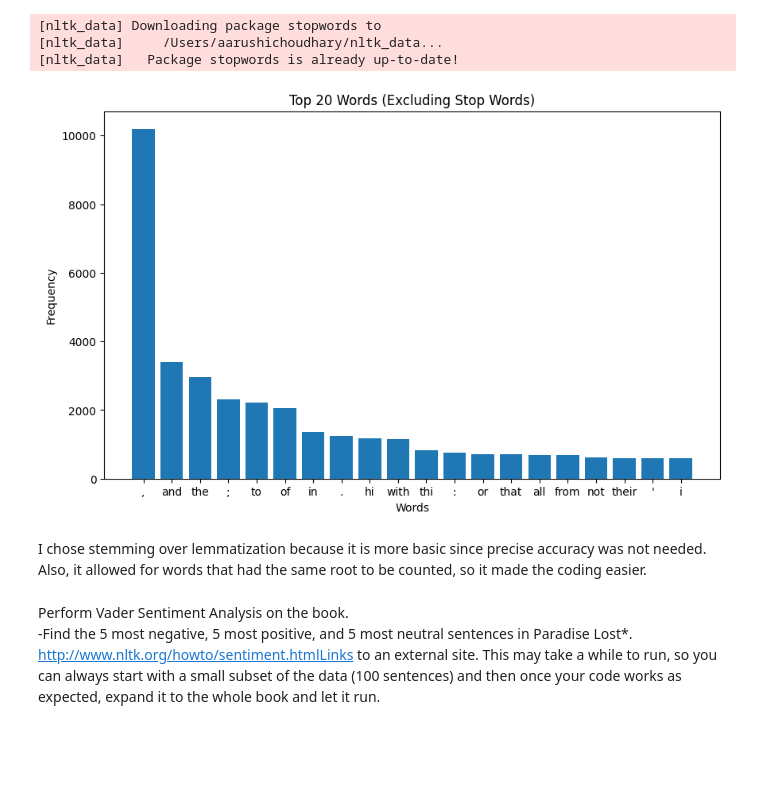
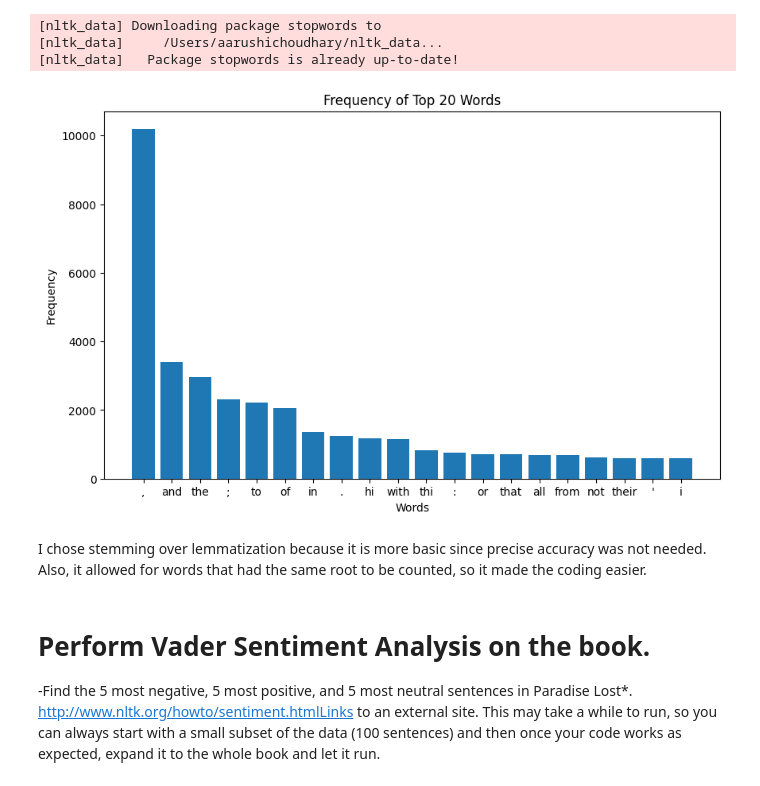
Before and after one commit to aachoudhary/aarushi-csci_1070, a Jupyter notebook: Homework/week_12.ipynb, the cells around one changed output. Cells and saved outputs as stored; diff of their text form; code cells hidden in the pictures; blank space fills up the shorter version.

```diff
--- a/Homework/week_12.ipynb
+++ b/Homework/week_12.ipynb
@@ -64,20 +64,20 @@ print(filter_words)
 # %%
 
 words_number = Counter(stem_words)
 
 top_words = Counter(dict(sorted(words_number.items(), key=lambda item: item[1], reverse=True)[:20]))
 
     # Plot top 20 words
 plt.figure(figsize=(10, 6))
 plt.bar(top_words.keys(), top_words.values())
-plt.title('Top 20 Words (Excluding Stop Words)')
+plt.title('Frequency of Top 20 Words')
 plt.xlabel('Words')
 plt.ylabel('Frequency')
 plt.show()
 # %% [output]
-[figure, old version]
+[figure, new version]
 # %% [markdown]
  I chose stemming over lemmatization because it is more basic since precise accuracy was not needed. Also, it allowed for words that had the same root to be counted, so it made the coding easier.
 # %% [markdown]
-Perform Vader Sentiment Analysis on the book.
+# Perform Vader Sentiment Analysis on the book.
 -Find the 5 most negative, 5 most positive, and 5 most neutral sentences in Paradise Lost*. http://www.nltk.org/howto/sentiment.htmlLinks to an external site. This may take a while to run, so you can always start with a small subset of the data (100 sentences) and then once your code works as expected, expand it to the whole book and let it run.
```
Also changed, not shown: parts of 11 cells of this notebook.
